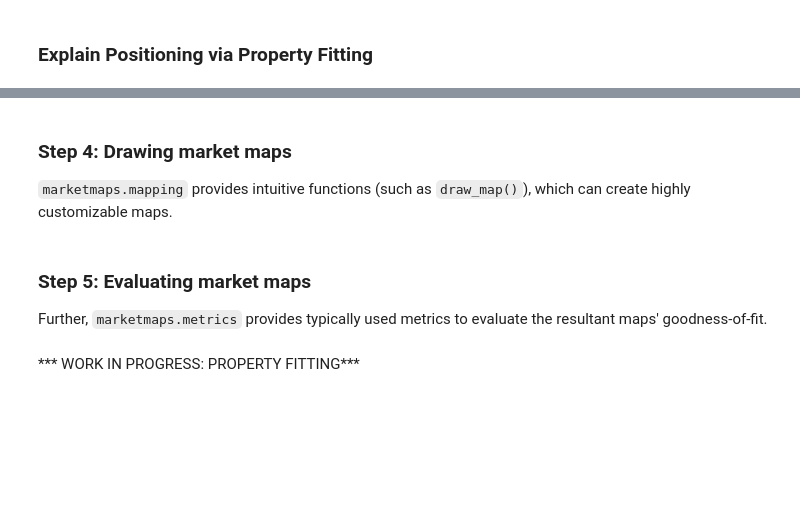
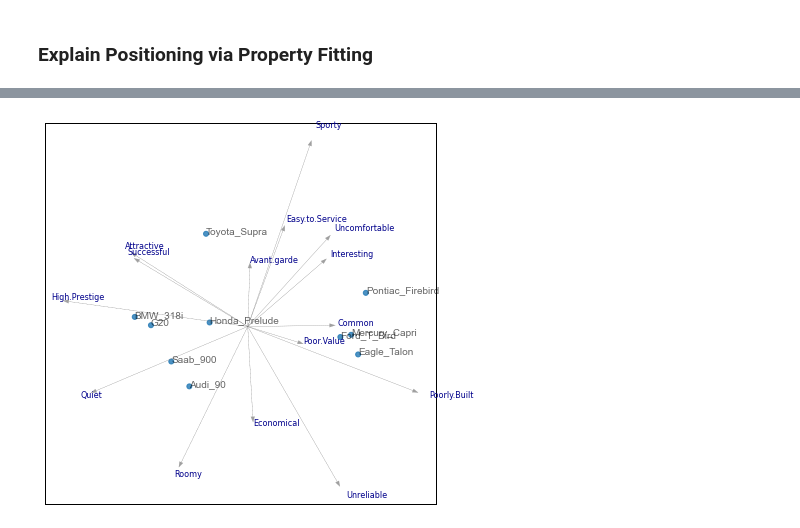
Before and after one commit to mpmatthe/evomap, a Jupyter notebook: docs/car application.ipynb, the cells around one changed output, grey strips where cells are left out. Saved outputs shown, nothing was run; the diff lists cells and outputs as text; code cells hidden in the pictures; blank space fills up the shorter version.

Commit message:
feat: Added example of property fitting

````diff
--- a/docs/car application.ipynb
+++ b/docs/car application.ipynb
@@ -115,4 +73,0 @@ Here, we apply (classic) Multidimensional Scaling (aka. Principal Coordinate Ana
-# %%
-from marketmaps.mapping import CMDS
-model = CMDS(n_dims = 2).fit(dist_mat)
-map_coords = model.Y
@@ -123,4 +73,0 @@ map_coords.shape
-# %% [markdown]
-### Step 4: Drawing market maps
-
-`marketmaps.mapping` provides intuitive functions (such as ```draw_map()```), which can create highly customizable maps.
@@ -135,4 +73,0 @@ draw_map(Y = map_coords,
-# %% [markdown]
-### Step 5: Evaluating market maps
-
-Further, `marketmaps.metrics` provides typically used metrics to evaluate the resultant maps' goodness-of-fit.
@@ -144,2 +74,12 @@ print("Hitrate of 3-nearest neighbor recovery (adjusted or random agreement): {0
-# %% [markdown]
-*** WORK IN PROGRESS: PROPERTY FITTING***
+# %%
+from marketmaps.printer import fit_attributes
+map = draw_map(
+    map_coords,
+    labels = car_labels,
+    fig_size = (7,7),
+    scatter_kws= {'s': 30},
+    annotate = 'labels')
+
+map = fit_attributes(map_coords, df_attributes, map)
+# %% [output]
+[figure, added]
````
Also changed, not shown: parts of 10 cells of this notebook.
